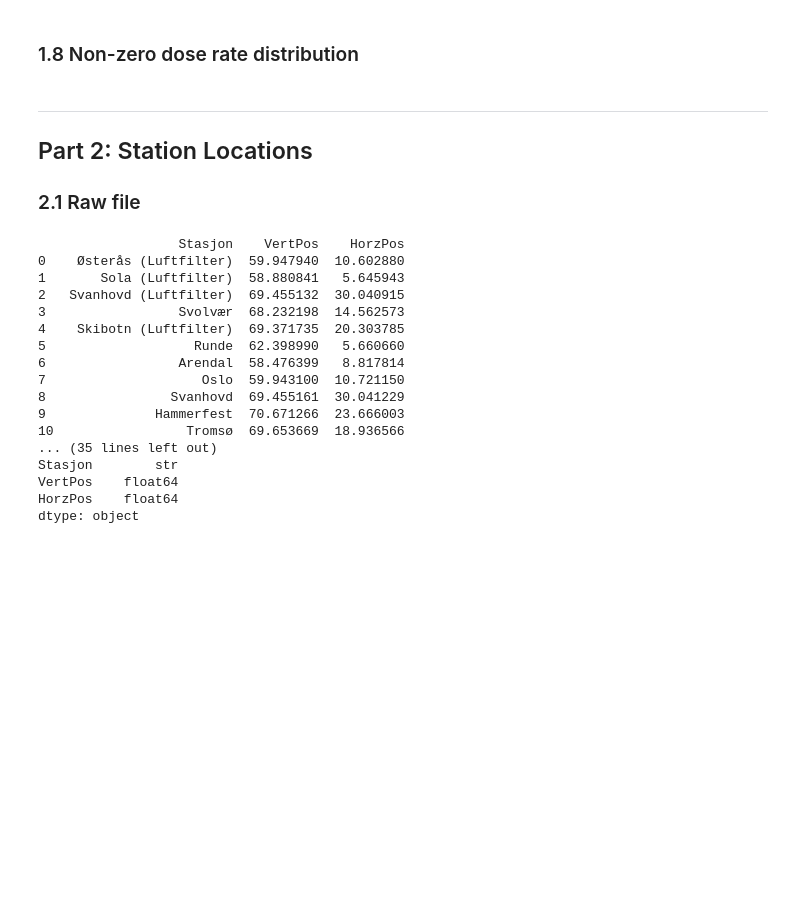
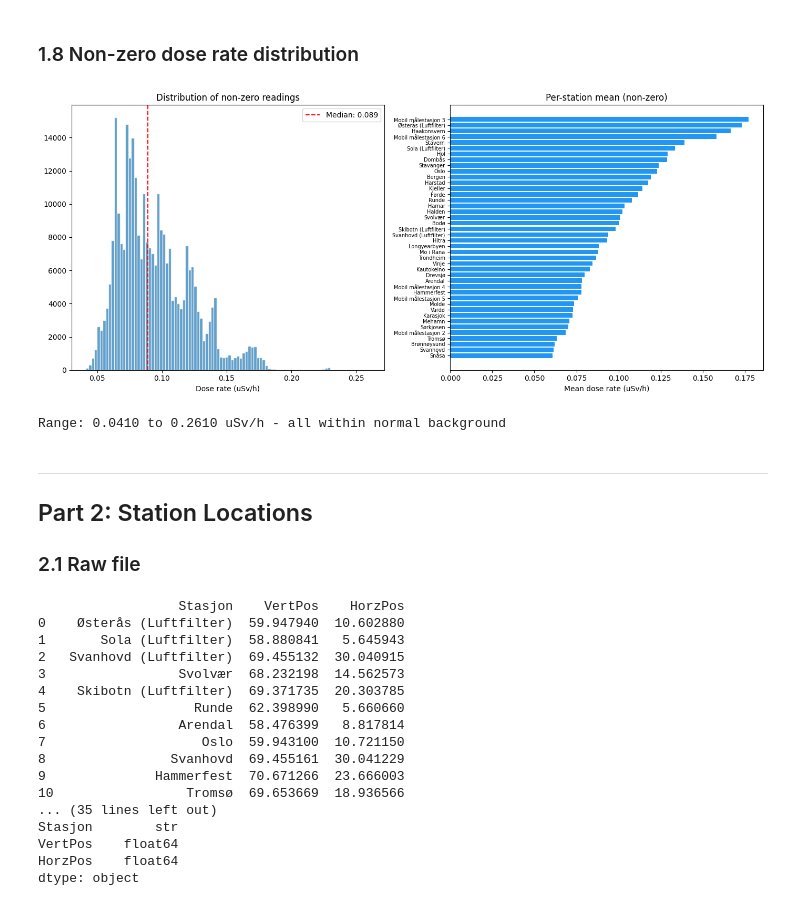
Before and after one commit to akielland/Radiation, a Jupyter notebook: notebooks/raw_eda.ipynb, the cells around one changed output. Cells and saved outputs as stored; diff of their text form; code cells hidden in the pictures; blank space fills up the shorter version.

```diff
--- a/notebooks/raw_eda.ipynb
+++ b/notebooks/raw_eda.ipynb
@@ -18,10 +18,9 @@ import re
 import ast
 from pathlib import Path
 
-# Deliberately NO imports from src/ — raw exploration only
-PROJECT_ROOT = Path.cwd().resolve()
-if not (PROJECT_ROOT / "data" / "raw").exists():
-    PROJECT_ROOT = PROJECT_ROOT.parent
+PROJECT_ROOT = Path.cwd()
+PROJECT_ROOT = PROJECT_ROOT.parent
+print(PROJECT_ROOT)
 
 RAW_DATA_DIR = PROJECT_ROOT / "data" / "raw"
 REFERENCE_DATA_DIR = PROJECT_ROOT / "data" / "reference"
@@ -29,7 +28,9 @@ REFERENCE_DATA_DIR = PROJECT_ROOT / "data" / "reference"
 RADNETT_RAW_PATH = next(RAW_DATA_DIR.glob("Radnett_AlleStasjoner_Overv*kingsdata_2023.csv"))
 STATION_LOCATIONS_PATH = next(RAW_DATA_DIR.glob("Radnett*stasjoner*lokasjon.xlsx"))
 CIVIL_DEFENCE_RAW_PATH = next(RAW_DATA_DIR.glob("Sivilforsvaret_M*lingsdata.csv"))
-REPORT_STATION_PATH = REFERENCE_DATA_DIR / "dsa_report_station_positions.csv"
+REPORT_STATION_PATH = REFERENCE_DATA_DIR / "dsa_report_table1_radnett.csv"
+REPORT_AIRFILTER_PATH = REFERENCE_DATA_DIR / "dsa_report_table2_airfilter.csv"
+
 
 pd.set_option("display.max_columns", 20)
 pd.set_option("display.max_colwidth", 120)
@@ -172,26 +288,28 @@ print(f"Format string for pandas: %d.%m.%Y %H:%M")
 # %% [markdown]
 ### 1.8 Non-zero dose rate distribution
 # %%
+fig, axes = plt.subplots(1, 2, figsize=(14, 6))
+
 nonzero = radnett_raw[radnett_raw["Dose rate [microSv/h]"] > 0]["Dose rate [microSv/h]"]
-
-fig, axes = plt.subplots(1, 2, figsize=(14, 5))
-
 axes[0].hist(nonzero, bins=100, edgecolor="white", alpha=0.7)
 axes[0].set_xlabel("Dose rate (uSv/h)")
 axes[0].set_title("Distribution of non-zero readings")
 axes[0].axvline(nonzero.median(), color="red", ls="--", label=f"Median: {nonzero.median():.3f}")
 axes[0].legend()
 
 means = radnett_raw[radnett_raw["Dose rate [microSv/h]"] > 0].groupby("Station Name")["Dose rate [microSv/h]"].mean().sort_values()
 axes[1].barh(range(len(means)), means.values, color="#2196F3")
 axes[1].set_yticks(range(len(means)))
 axes[1].set_yticklabels(means.index, fontsize=7)
 axes[1].set_xlabel("Mean dose rate (uSv/h)")
 axes[1].set_title("Per-station mean (non-zero)")
 
 plt.tight_layout()
 plt.show()
 print(f"Range: {nonzero.min():.4f} to {nonzero.max():.4f} uSv/h - all within normal background")
+# %% [output]
+[figure, added]
+Range: 0.0410 to 0.2610 uSv/h - all within normal background
 # %% [markdown]
 ---
 ## Part 2: Station Locations
```
Also changed, not shown: parts of 51 cells of this notebook, 10 other files.
